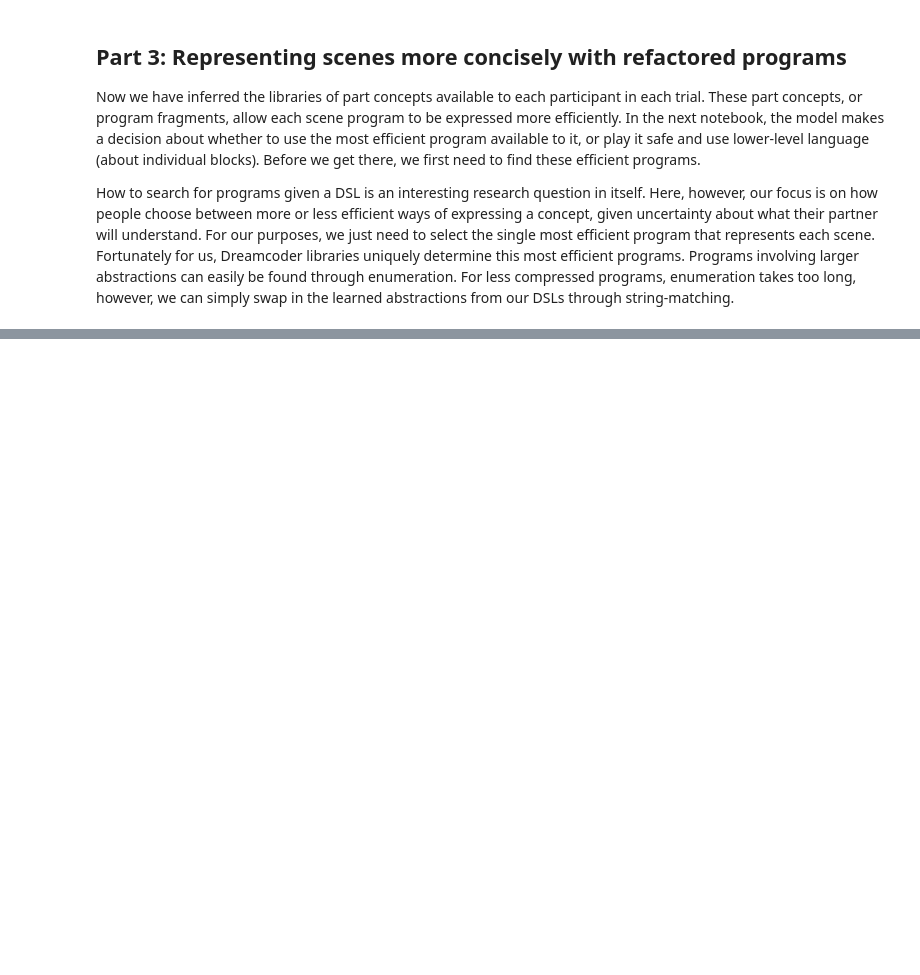
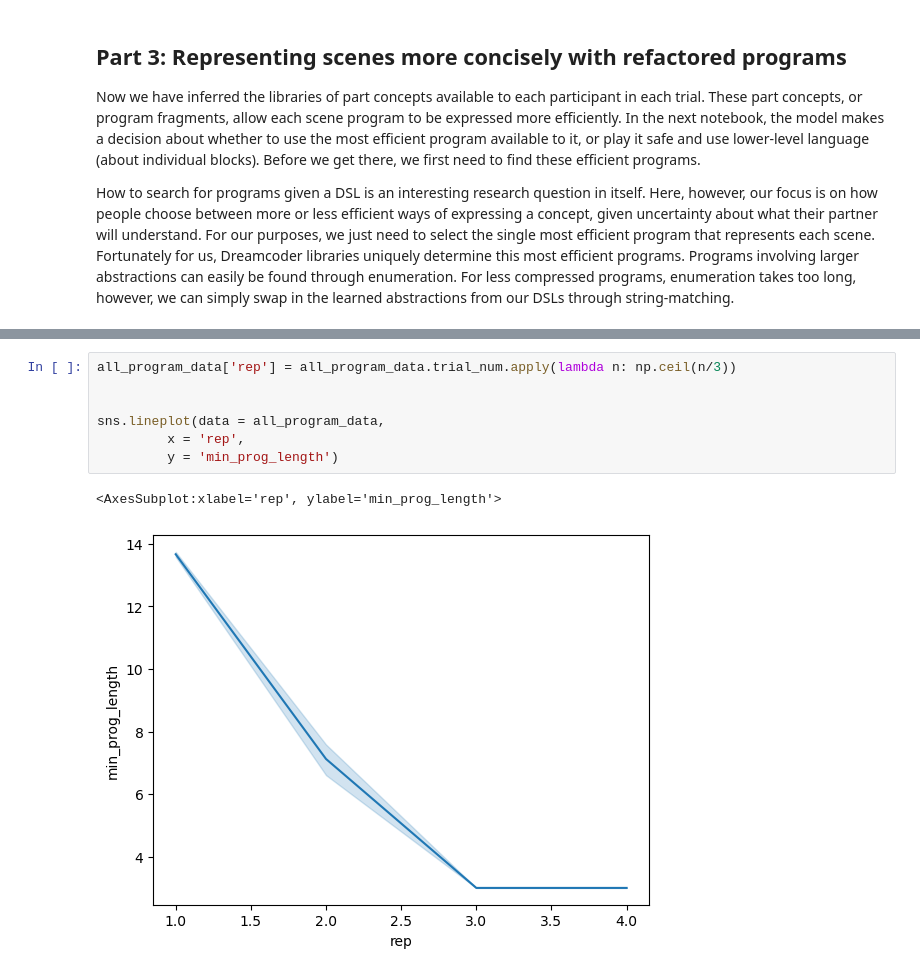
Before and after one commit to cogtoolslab/compositional-abstractions-tutorial, a Jupyter notebook: notebooks/ca_programs.ipynb, the cells around one changed output, grey strips where cells are left out. Cells and saved outputs as stored; diff of their text form; blank space fills up the shorter version.

```diff
--- a/notebooks/ca_programs.ipynb
+++ b/notebooks/ca_programs.ipynb
@@ -686,0 +304,10 @@ Woohoo! Notebook 2 complete! Have a stretch, go for a walk, drink some water.
+# %%
+all_program_data['rep'] = all_program_data.trial_num.apply(lambda n: np.ceil(n/3))
+
+
+sns.lineplot(data = all_program_data,
+         x = 'rep',
+         y = 'min_prog_length')
+# %% [output]
+<AxesSubplot:xlabel='rep', ylabel='min_prog_length'>
+[figure, added]
```
Also changed, not shown: parts of 29 cells of this notebook, 50 other files.
